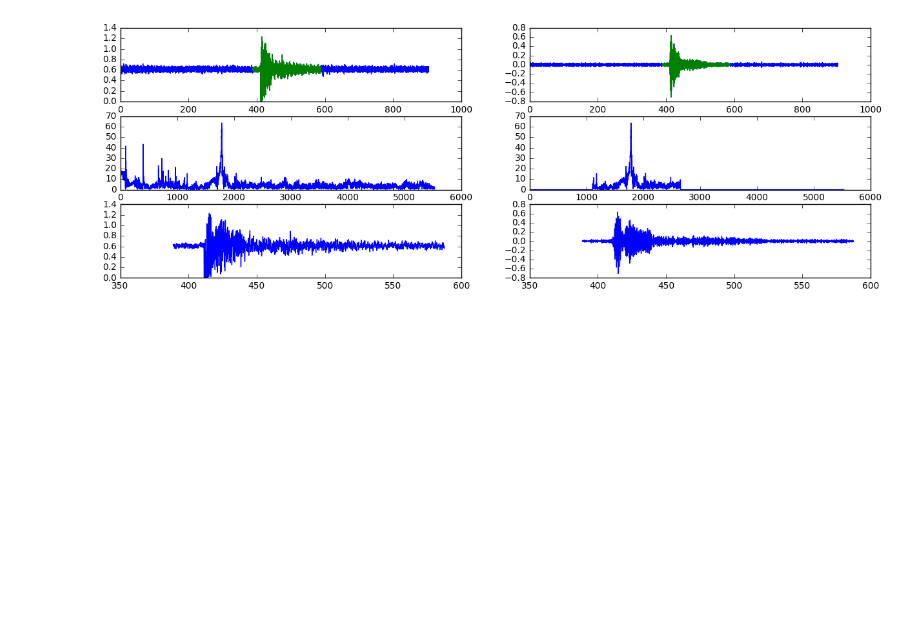
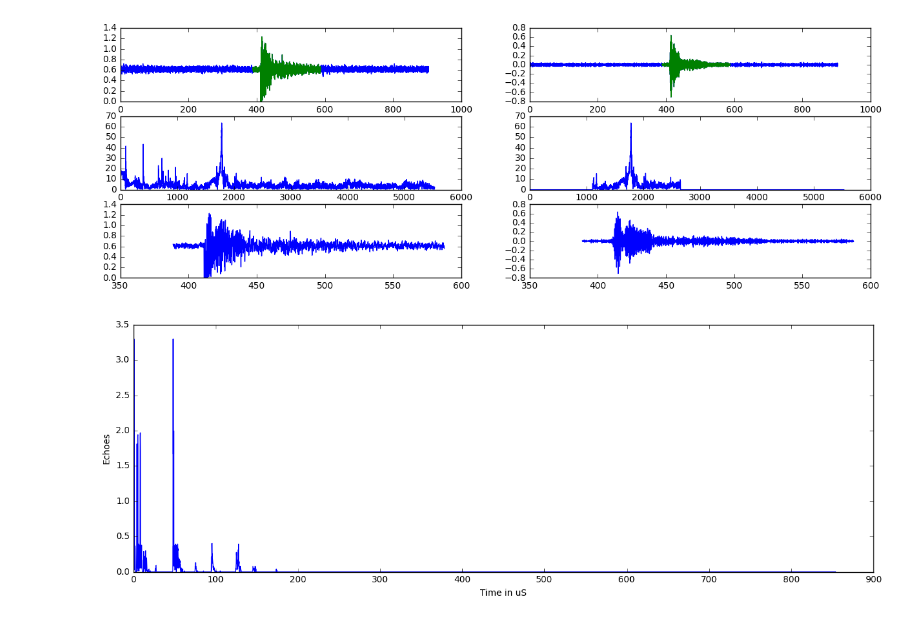
Before and after one commit to kelu124/bomanz, a Jupyter notebook: ADC08200/20170430-ADC08200-FirstAcqs.ipynb, the cells around one changed output. Cells and saved outputs as stored; diff of their text form; code cells hidden in the pictures; blank space fills up the shorter version.

```diff
--- a/ADC08200/20170430-ADC08200-FirstAcqs.ipynb
+++ b/ADC08200/20170430-ADC08200-FirstAcqs.ipynb
@@ -198,3 +198,13 @@ fig.savefig('../images/PiezoNoBacking.jpg')
 plt.show()
 # %% [output]
 [figure]
+# %%
+Res1, t1, N1 = CreateSeries("20170507/pulser.pls",1000.0)
+# %%
+plt.figure(figsize=(15, 5))
+plt.plot(t1,Res1)  # plotting 50x 100ns, that's 5µs
+plt.ylabel('Echoes')
+plt.xlabel("Time in uS")
+plt.show()
+# %% [output]
+[figure, added]
```
Also changed, not shown: 2 other files.
